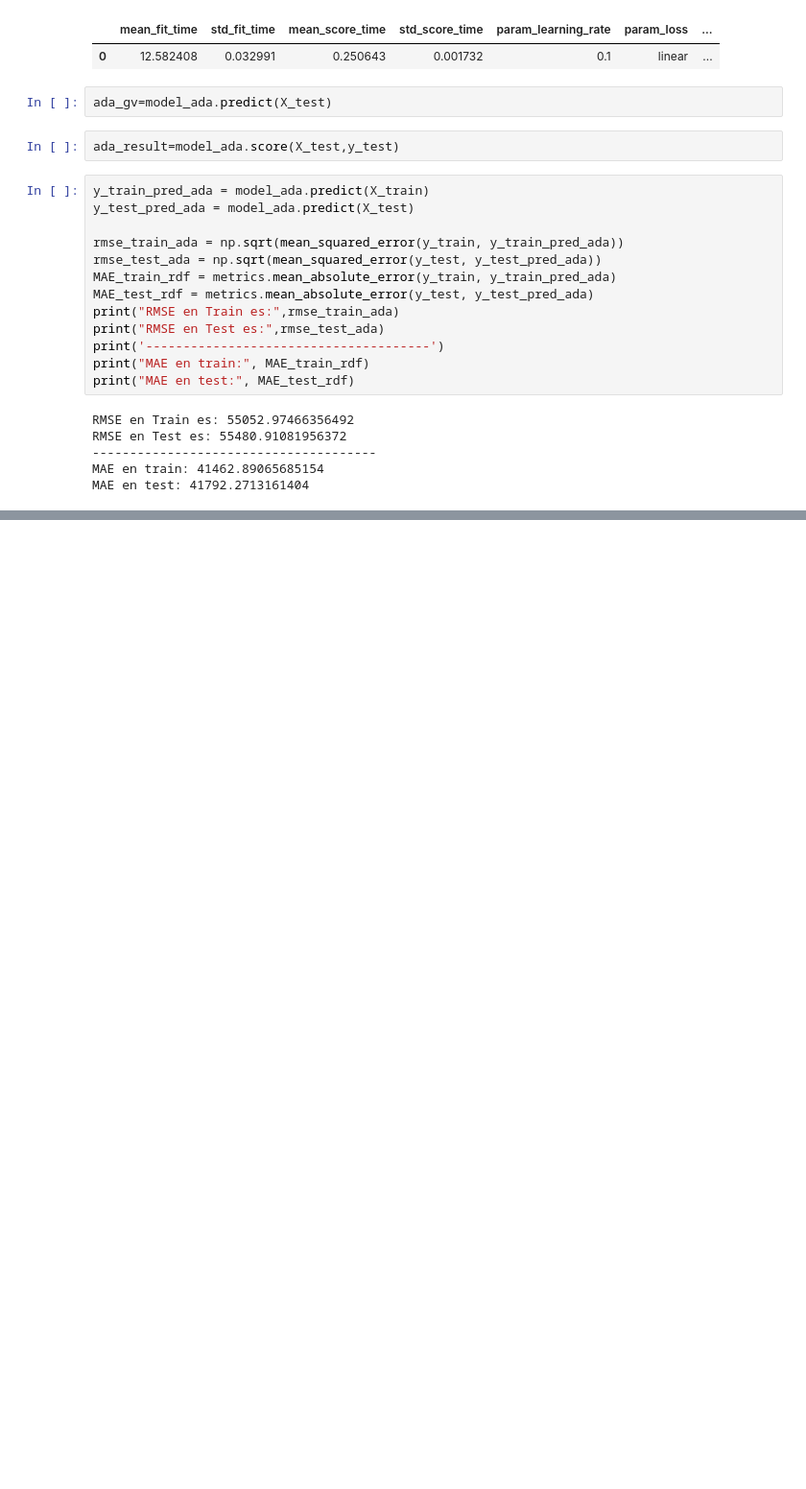
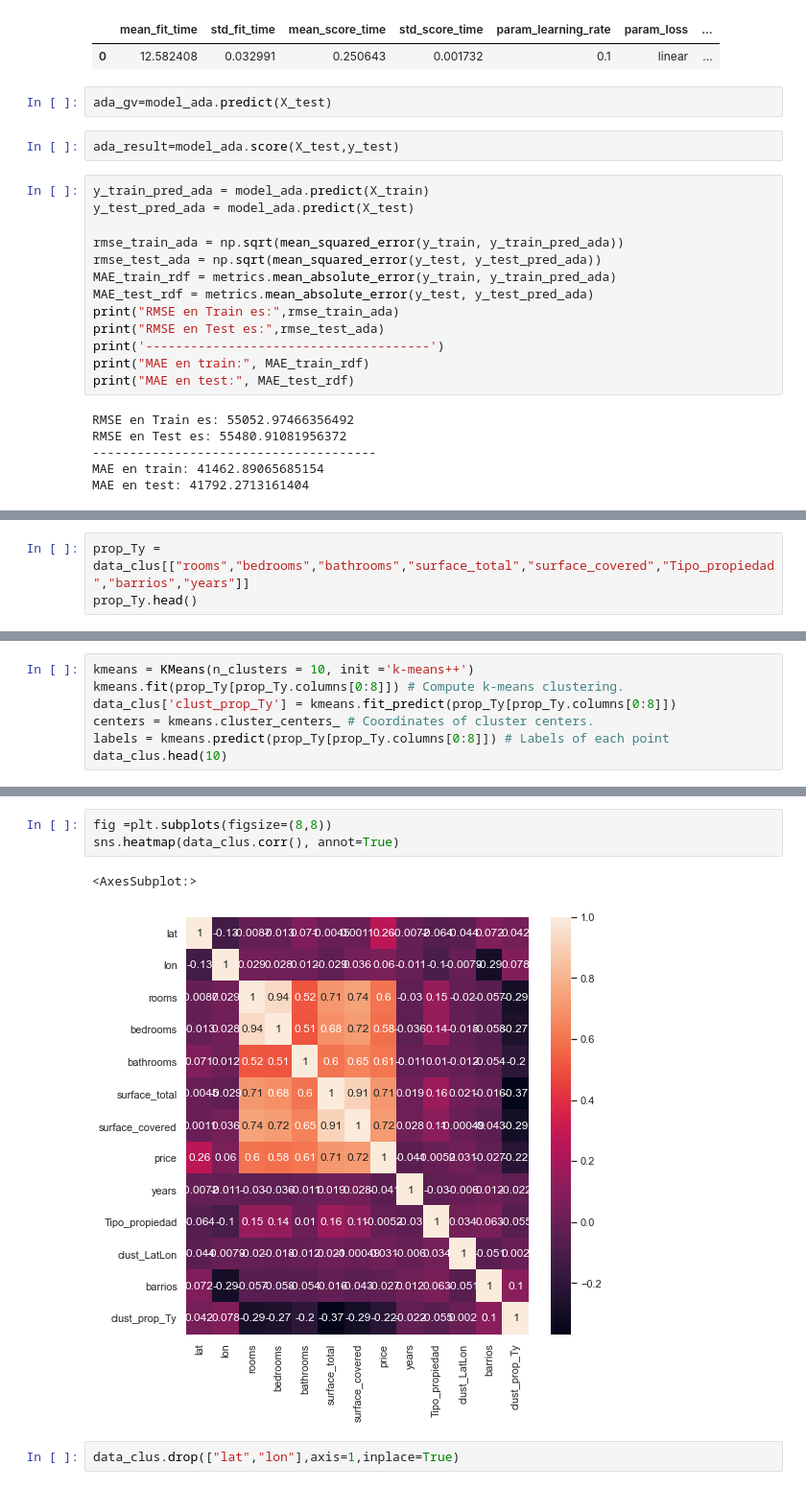
Before and after one commit to leobrandoon/house_price_prediction_v2, a Jupyter notebook: LeonardoGonzalez_Proyecto_02.ipynb, the cells around one changed output, grey strips where cells are left out. Shown at 96% size. Saved outputs shown, nothing was run; the diff lists cells and outputs as text; blank space fills up the shorter version.

```diff
--- a/LeonardoGonzalez_Proyecto_02.ipynb
+++ b/LeonardoGonzalez_Proyecto_02.ipynb
@@ -1268,0 +1404,3 @@ MAE en test: 41792.2713161404
+# %%
+prop_Ty = data_clus[["rooms","bedrooms","bathrooms","surface_total","surface_covered","Tipo_propiedad","barrios","years"]]
+prop_Ty.head()
@@ -1268,0 +1428,7 @@ MAE en test: 41792.2713161404
+# %%
+kmeans = KMeans(n_clusters = 10, init ='k-means++')
+kmeans.fit(prop_Ty[prop_Ty.columns[0:8]]) # Compute k-means clustering.
+data_clus['clust_prop_Ty'] = kmeans.fit_predict(prop_Ty[prop_Ty.columns[0:8]])
+centers = kmeans.cluster_centers_ # Coordinates of cluster centers.
+labels = kmeans.predict(prop_Ty[prop_Ty.columns[0:8]]) # Labels of each point
+data_clus.head(10)
@@ -1268,0 +1447,8 @@ MAE en test: 41792.2713161404
+# %%
+fig =plt.subplots(figsize=(8,8))
+sns.heatmap(data_clus.corr(), annot=True)
+# %% [output]
+<AxesSubplot:>
+[figure, added]
+# %%
+data_clus.drop(["lat","lon"],axis=1,inplace=True)
```
Also changed, not shown: parts of 46 cells of this notebook.
